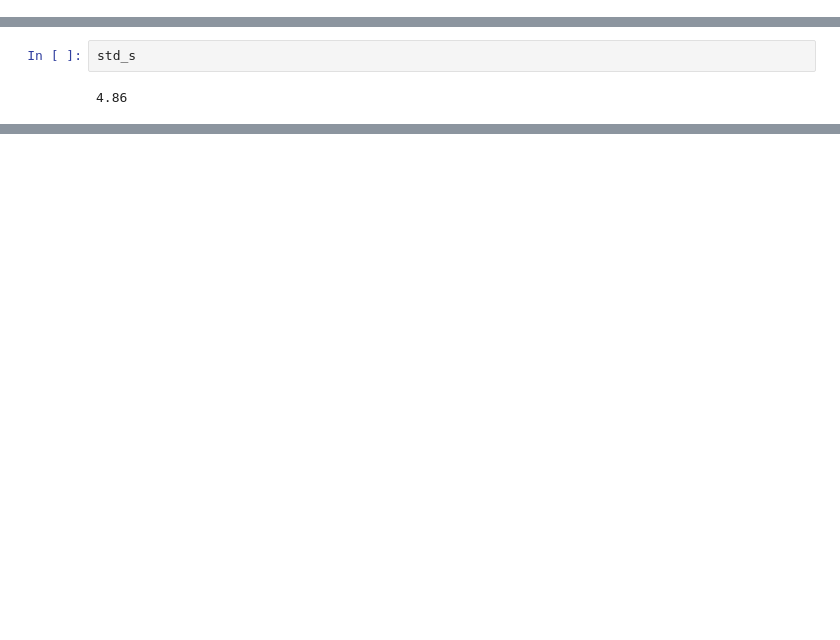
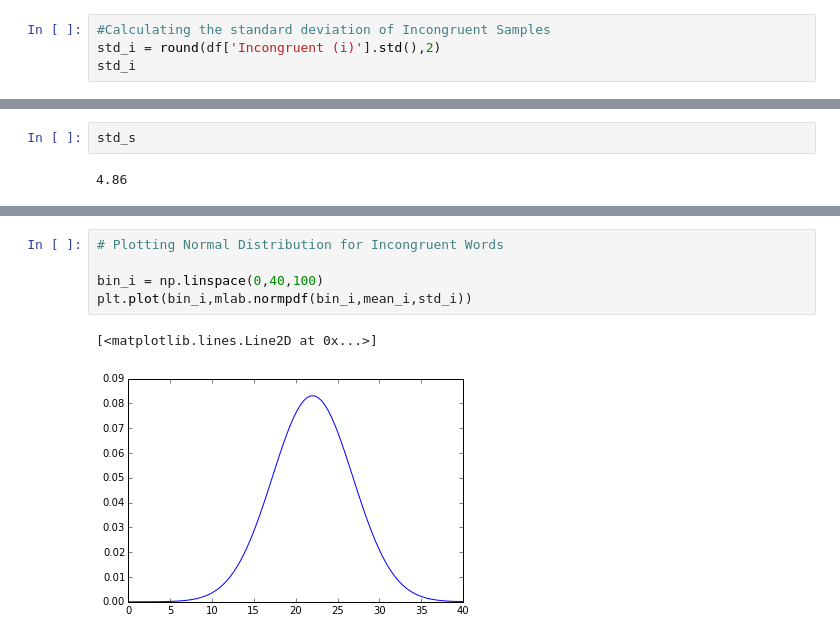
Before and after one commit to laurauzcategui/NDProject1_pphenom, a Jupyter notebook: StroopEffect.ipynb, the cells around one changed output, grey strips where cells are left out. Drawn from its saved outputs; the diff is of its cells as text; blank space fills up the shorter version.

```diff
--- a/StroopEffect.ipynb
+++ b/StroopEffect.ipynb
@@ -73,0 +103,4 @@ mean_i
+# %%
+#Calculating the standard deviation of Incongruent Samples
+std_i = round(df['Incongruent (i)'].std(),2)
+std_i
@@ -128,0 +150,8 @@ Name: Congruent (c), dtype: float64
+# %%
+# Plotting Normal Distribution for Incongruent Words
+
+bin_i = np.linspace(0,40,100)
+plt.plot(bin_i,mlab.normpdf(bin_i,mean_i,std_i))
+# %% [output]
+[<matplotlib.lines.Line2D at 0x...>]
+[figure, added]
```
Also changed, not shown: parts of 24 cells of this notebook.
